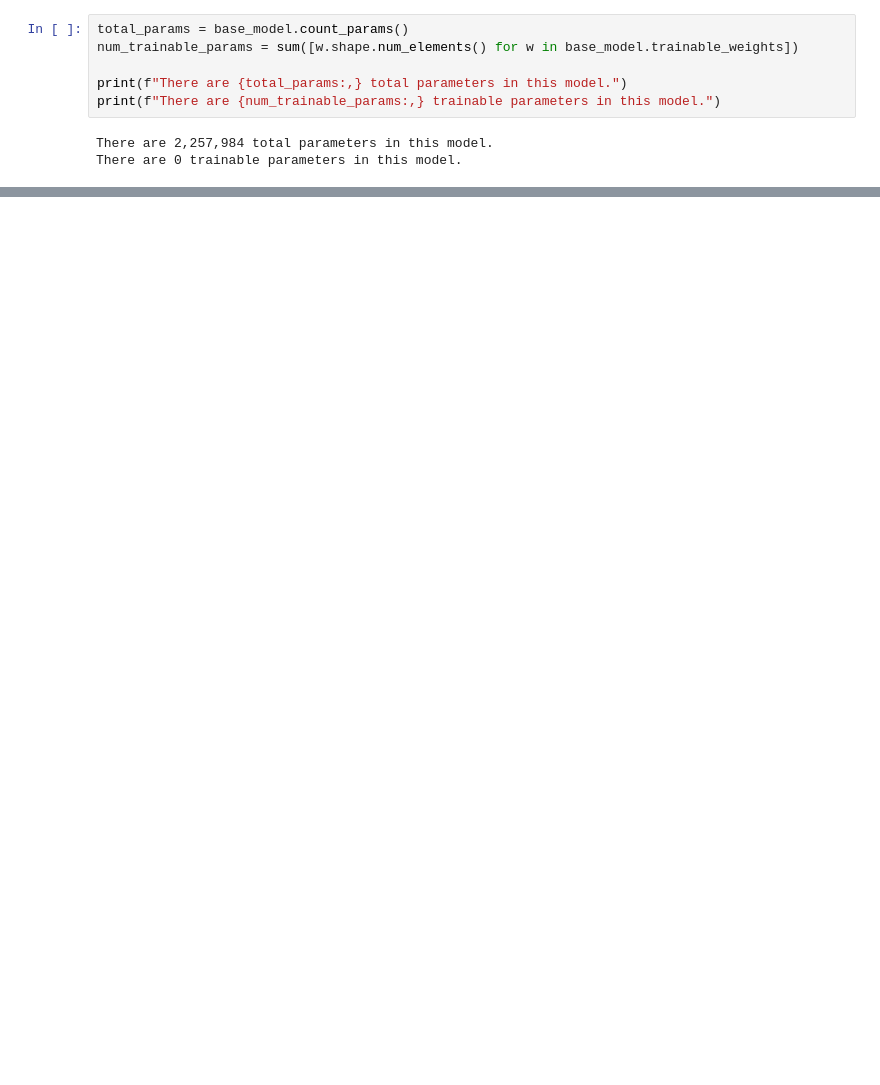
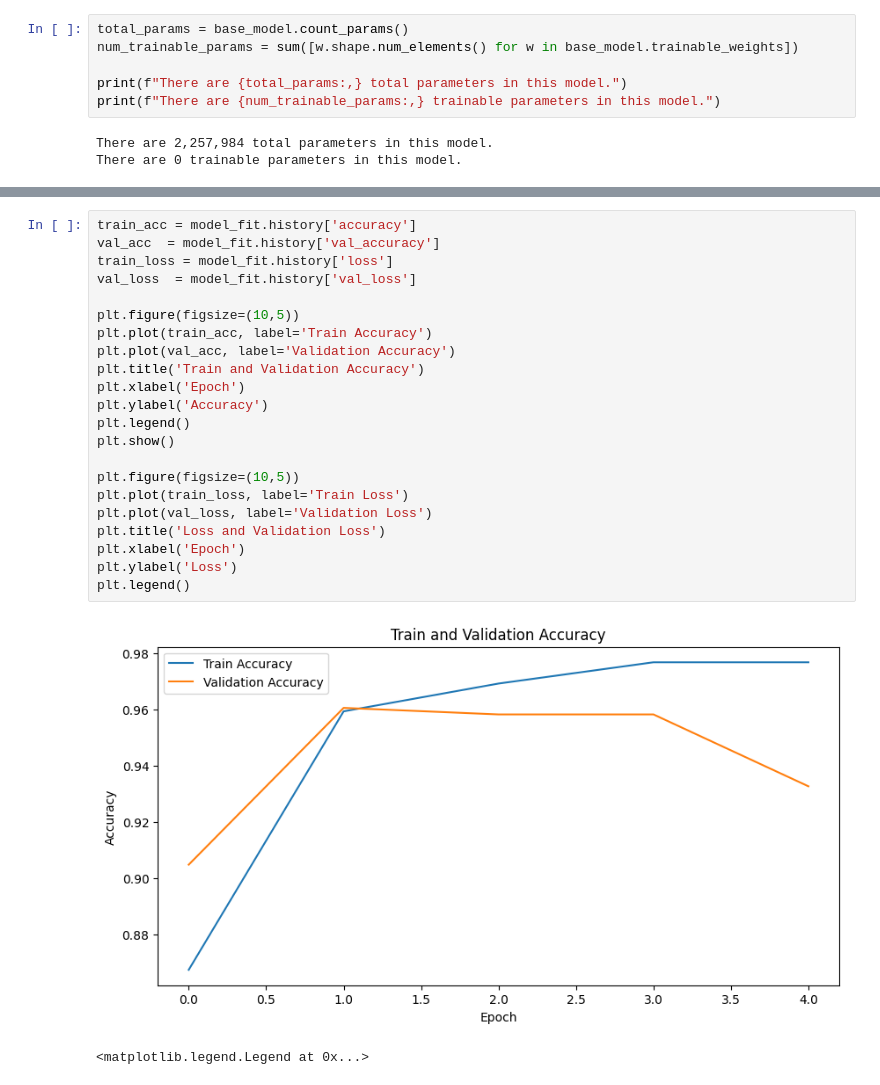
Before and after one commit to Dka-11/potato-disease-classification, a Jupyter notebook: potato_classification.ipynb, the cells around one changed output, grey strips where cells are left out. Drawn from its saved outputs; the diff is of its cells as text; blank space fills up the shorter version.

```diff
--- a/potato_classification.ipynb
+++ b/potato_classification.ipynb
@@ -230,0 +254,25 @@ Epoch 5/5
+# %%
+train_acc = model_fit.history['accuracy']
+val_acc  = model_fit.history['val_accuracy']
+train_loss = model_fit.history['loss']
+val_loss  = model_fit.history['val_loss']
+
+plt.figure(figsize=(10,5))
+plt.plot(train_acc, label='Train Accuracy')
+plt.plot(val_acc, label='Validation Accuracy')
+plt.title('Train and Validation Accuracy')
+plt.xlabel('Epoch')
+plt.ylabel('Accuracy')
+plt.legend()
+plt.show()
+
+plt.figure(figsize=(10,5))
+plt.plot(train_loss, label='Train Loss')
+plt.plot(val_loss, label='Validation Loss')
+plt.title('Loss and Validation Loss')
+plt.xlabel('Epoch')
+plt.ylabel('Loss')
+plt.legend()
+# %% [output]
+[figure, added]
+<matplotlib.legend.Legend at 0x...>
```
Also changed, not shown: parts of 8 cells of this notebook.
